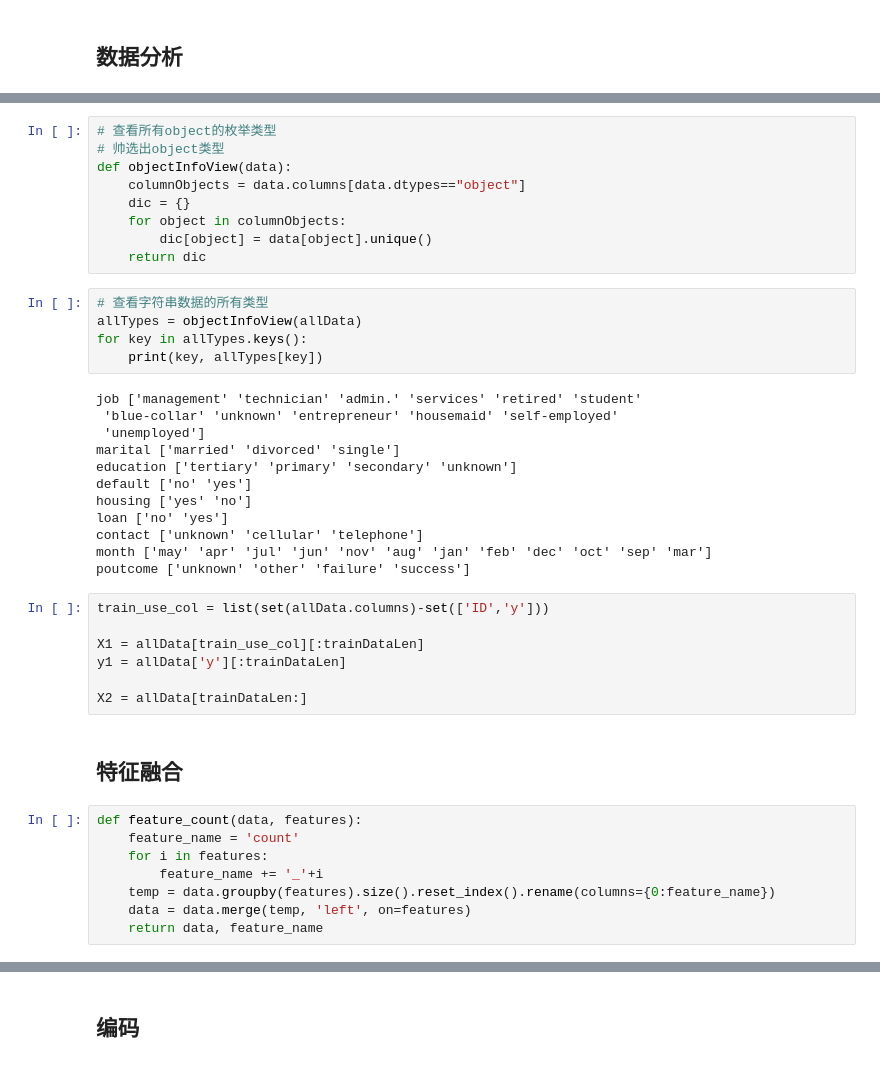
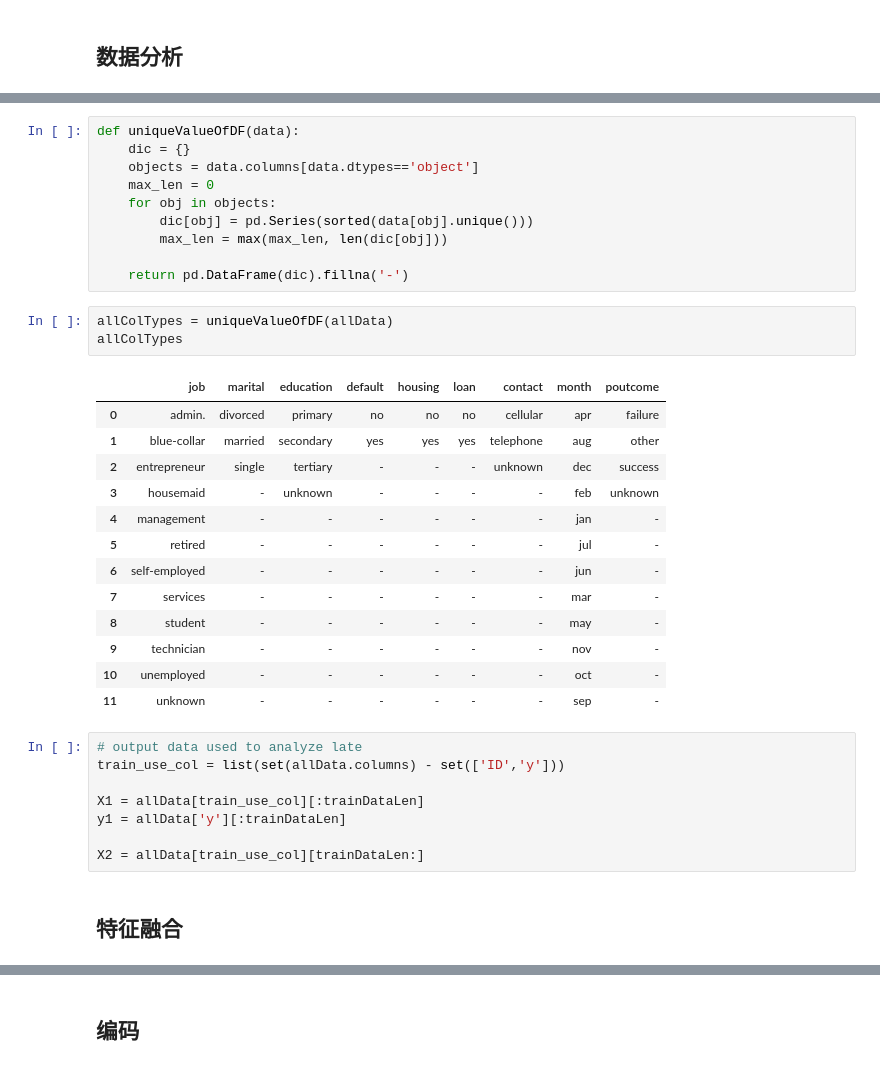
Before and after one commit to HongtaoZ/PlayAsNovice, a Jupyter notebook: 「二分类算法」提供银行精准营销解决方案/二分类算法.ipynb, the cells around one changed output, grey strips where cells are left out. Cells and saved outputs as stored; diff of their text form.

```diff
--- a/「二分类算法」提供银行精准营销解决方案/二分类算法.ipynb
+++ b/「二分类算法」提供银行精准营销解决方案/二分类算法.ipynb
@@ -60,46 +54,40 @@ allData.describe()
 | 50% | 18085.00000 | 39.000000 | 449.000000 | 16.000000 | 181.000000 | 2.000000 | -1.000000 | 0.000000 | 0.000000 |
 | 75% | 27127.00000 | 48.000000 | 1437.000000 | 21.000000 | 318.000000 | 3.000000 | -1.000000 | 0.000000 | 0.000000 |
 | max | 36169.00000 | 95.000000 | 102127.000000 | 31.000000 | 3881.000000 | 58.000000 | 871.000000 | 275.000000 | 1.000000 |
-# %%
-# 查看所有object的枚举类型
-# 帅选出object类型
-def objectInfoView(data):
-    columnObjects = data.columns[data.dtypes=="object"]
-    dic = {}
-    for object in columnObjects:
-        dic[object] = data[object].unique()
-    return dic
-# %%
-# 查看字符串数据的所有类型
-allTypes = objectInfoView(allData)
-for key in allTypes.keys():
-    print(key, allTypes[key])
-# %% [output]
-job ['management' 'technician' 'admin.' 'services' 'retired' 'student'
- 'blue-collar' 'unknown' 'entrepreneur' 'housemaid' 'self-employed'
- 'unemployed']
-marital ['married' 'divorced' 'single']
-education ['tertiary' 'primary' 'secondary' 'unknown']
-default ['no' 'yes']
-housing ['yes' 'no']
-loan ['no' 'yes']
-contact ['unknown' 'cellular' 'telephone']
-month ['may' 'apr' 'jul' 'jun' 'nov' 'aug' 'jan' 'feb' 'dec' 'oct' 'sep' 'mar']
-poutcome ['unknown' 'other' 'failure' 'success']
+# %%
+def uniqueValueOfDF(data):
+    dic = {}
+    objects = data.columns[data.dtypes=='object']
+    max_len = 0
+    for obj in objects:
+        dic[obj] = pd.Series(sorted(data[obj].unique()))
+        max_len = max(max_len, len(dic[obj]))
+
+    return pd.DataFrame(dic).fillna('-')
+# %%
+allColTypes = uniqueValueOfDF(allData)
+allColTypes
+# %% [output]
+|  | job | marital | education | default | housing | loan | contact | month | poutcome |
+| 0 | admin. | divorced | primary | no | no | no | cellular | apr | failure |
+| 1 | blue-collar | married | secondary | yes | yes | yes | telephone | aug | other |
+| 2 | entrepreneur | single | tertiary | - | - | - | unknown | dec | success |
+| 3 | housemaid | - | unknown | - | - | - | - | feb | unknown |
+| 4 | management | - | - | - | - | - | - | jan | - |
+| 5 | retired | - | - | - | - | - | - | jul | - |
+| 6 | self-employed | - | - | - | - | - | - | jun | - |
+| 7 | services | - | - | - | - | - | - | mar | - |
+| 8 | student | - | - | - | - | - | - | may | - |
+| 9 | technician | - | - | - | - | - | - | nov | - |
+| 10 | unemployed | - | - | - | - | - | - | oct | - |
+| 11 | unknown | - | - | - | - | - | - | sep | - |
 # %%
-train_use_col = list(set(allData.columns)-set(['ID','y']))
+# output data used to analyze late
+train_use_col = list(set(allData.columns) - set(['ID','y']))
 
 X1 = allData[train_use_col][:trainDataLen]
 y1 = allData['y'][:trainDataLen]
 
-X2 = allData[trainDataLen:]
+X2 = allData[train_use_col][trainDataLen:]
 # %% [markdown]
 ## 特征融合
-# %%
-def feature_count(data, features):
-    feature_name = 'count'
-    for i in features:
-        feature_name += '_'+i
-    temp = data.groupby(features).size().reset_index().rename(columns={0:feature_name})
-    data = data.merge(temp, 'left', on=features)
-    return data, feature_name
```
Also changed, not shown: parts of 20 cells of this notebook.
